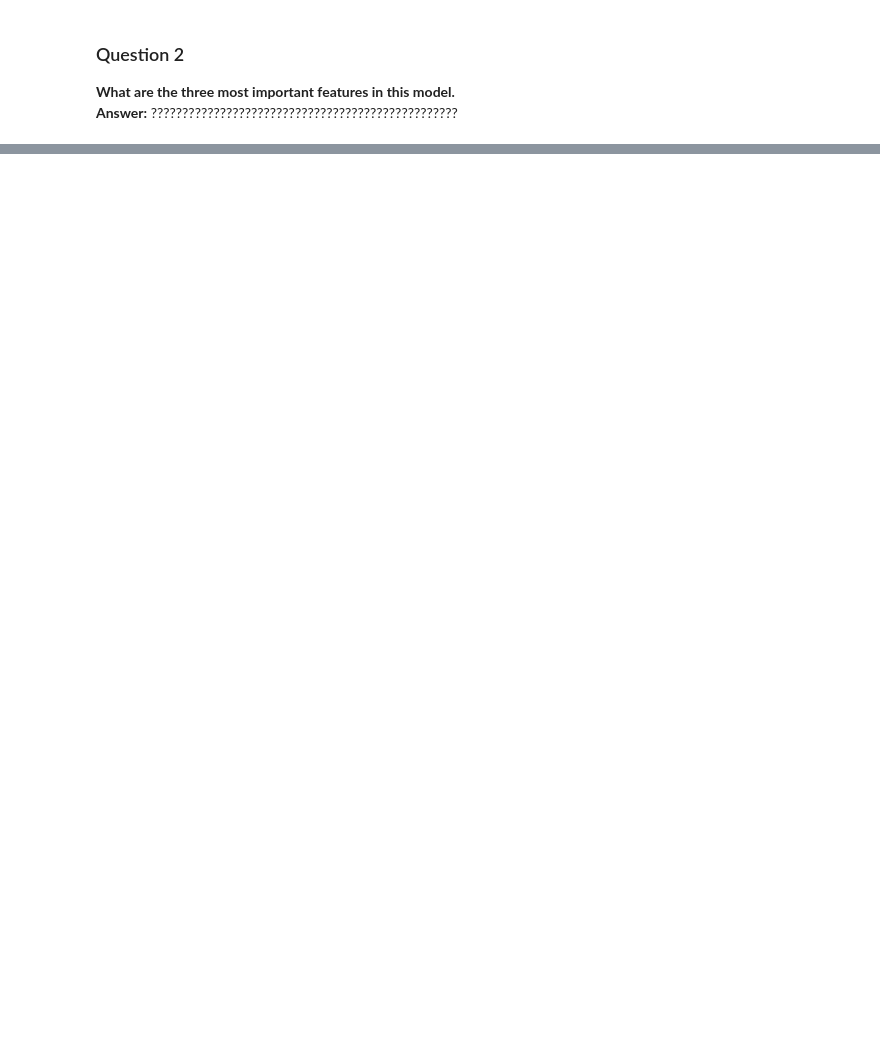
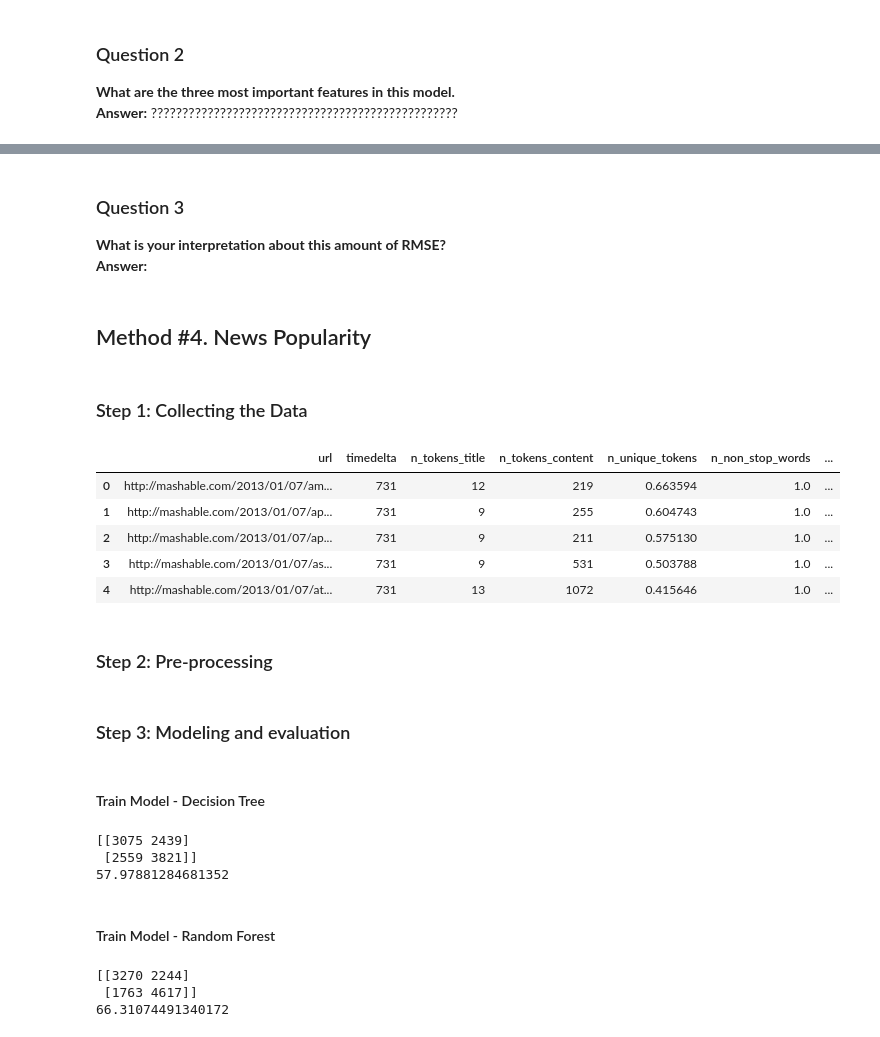
Before and after one commit to dhruvph/ANLY530, a Jupyter notebook: ANLY530_Lab1.ipynb, the cells around one changed output, grey strips where cells are left out. Cells and saved outputs as stored; diff of their text form; code cells hidden in the pictures; blank space fills up the shorter version.

```diff
--- a/ANLY530_Lab1.ipynb
+++ b/ANLY530_Lab1.ipynb
@@ -196,0 +269,22 @@ print(accuracy_score(y_test, y_predict)*100)
+# %% [markdown]
+### Question 3
+**What is your interpretation about this amount of RMSE?**
+**Answer:**
+# %% [markdown]
+## Method #4. News Popularity
+# %% [markdown]
+### Step 1: Collecting the Data
+# %%
+filelocation = 'drive/My Drive/Colab Notebooks/OnlineNewsPopularity_for_python.csv'
+news = pd.read_csv(filelocation)
+
+news.head(5)
+# %% [output]
+|  | url | timedelta | n_tokens_title | n_tokens_content | n_unique_tokens | n_non_stop_words | ... |
+| 0 | http://mashable.com/2013/01/07/am... | 731 | 12 | 219 | 0.663594 | 1.0 | ... |
+| 1 | http://mashable.com/2013/01/07/ap... | 731 | 9 | 255 | 0.604743 | 1.0 | ... |
+| 2 | http://mashable.com/2013/01/07/ap... | 731 | 9 | 211 | 0.575130 | 1.0 | ... |
+| 3 | http://mashable.com/2013/01/07/as... | 731 | 9 | 531 | 0.503788 | 1.0 | ... |
+| 4 | http://mashable.com/2013/01/07/at... | 731 | 13 | 1072 | 0.415646 | 1.0 | ... |
+# %% [markdown]
+### Step 2: Pre-processing
@@ -196,0 +297,37 @@ print(accuracy_score(y_test, y_predict)*100)
+# %% [markdown]
+### Step 3: Modeling and evaluation
+# %% [markdown]
+#### Train Model - Decision Tree
+# %%
+y = news['shares']
+X = news.drop(['shares', 'url'],axis=1)
+X_train, X_test, y_train, y_test = train_test_split(X, y, test_size=0.30, random_state=52)
+
+
+model_tree = tree.DecisionTreeClassifier()
+model_tree = model_tree.fit(X_train, y_train)
+
+# export the decision tree to a tree.dot file
+# for visualizing the plot easily anywhere
+# export_graphviz(model, out_file ='drive/My Drive/Colab Notebooks/tree.dot', feature_names =X.columns)
+
+y_predict = model_tree.predict(X_test)
+print(confusion_matrix(y_test, y_predict))
+print(accuracy_score(y_test, y_predict)*100)
+# %% [output]
+[[3075 2439]
+ [2559 3821]]
+57.97881284681352
+# %% [markdown]
+#### Train Model - Random Forest
+# %%
+model_forest = RandomForestClassifier()
+model_forest = model_forest.fit(X_train, y_train)
+
+y_predict = model_forest.predict(X_test)
+print(confusion_matrix(y_test, y_predict))
+print(accuracy_score(y_test, y_predict)*100)
+# %% [output]
+[[3270 2244]
+ [1763 4617]]
+66.31074491340172
```
Also changed, not shown: parts of 15 cells of this notebook.
